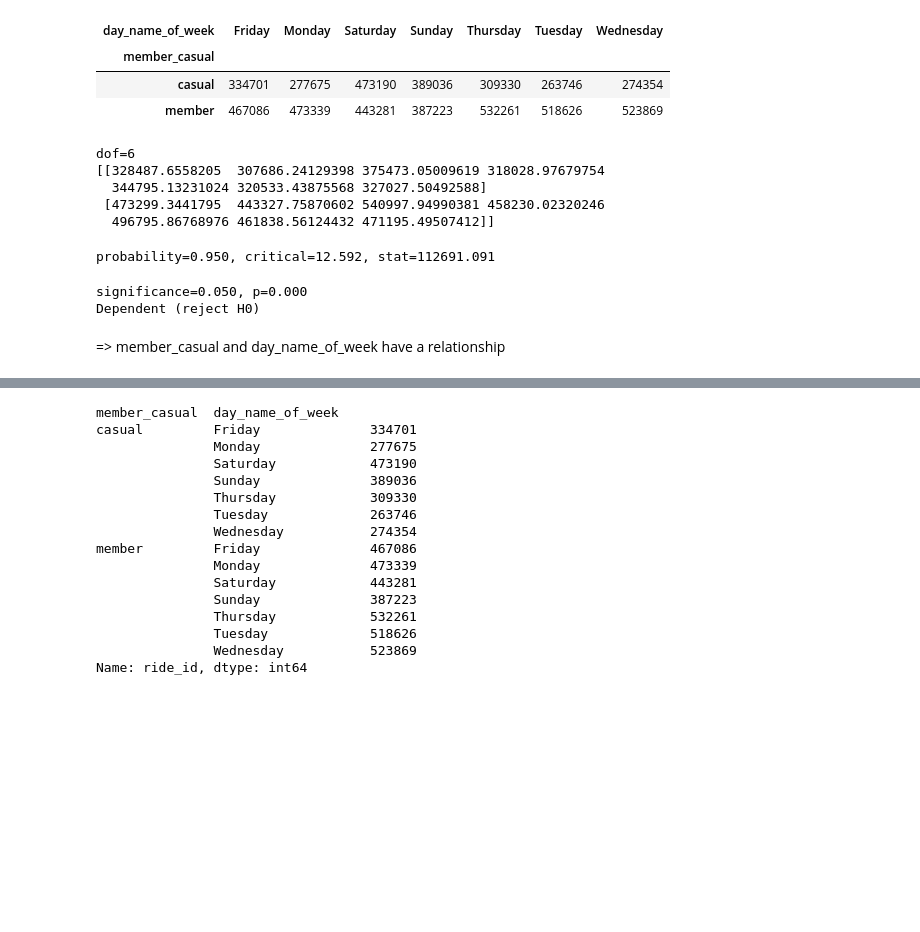
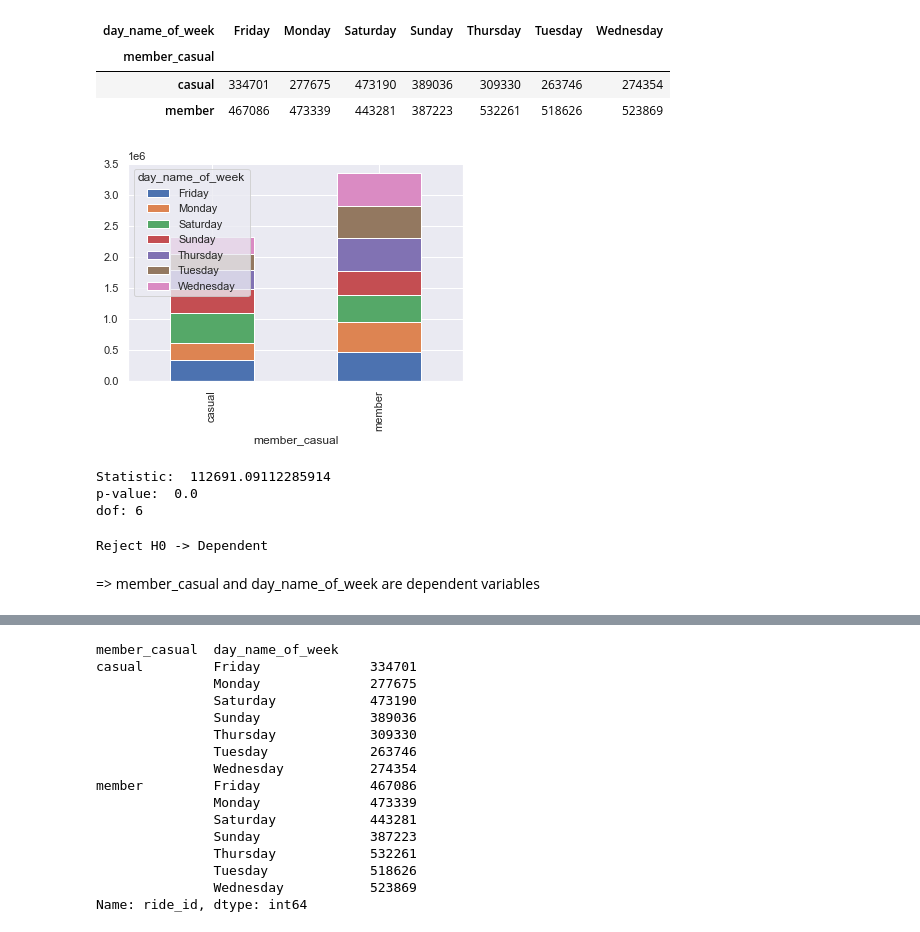
Before and after one commit to vynguyen293/Cyclistic-Bike-Share-Analysis, a Jupyter notebook: Cyclistic-Bike-Share-Analysis.ipynb, the cells around one changed output, grey strips where cells are left out. Cells and saved outputs as stored; diff of their text form; code cells hidden in the pictures; blank space fills up the shorter version.

```diff
--- a/Cyclistic-Bike-Share-Analysis.ipynb
+++ b/Cyclistic-Bike-Share-Analysis.ipynb
@@ -219,37 +191,33 @@ table
 | member_casual |  |  |  |  |  |  |  |
 | casual | 334701 | 277675 | 473190 | 389036 | 309330 | 263746 | 274354 |
 | member | 467086 | 473339 | 443281 | 387223 | 532261 | 518626 | 523869 |
+# %%
+# Stacked Column Chart
+table.plot(kind='bar', stacked=True);
+# %% [output]
+[figure, added]
 # %%
 # Check the relationship between member_casual and day_name_of_week
+# Chi-square Test with similar proportions
 from scipy.stats import chi2_contingency
 from scipy.stats import chi2
 
 stat, p, dof, expected = chi2_contingency(table)
-print('dof=%d' %dof)
-print(expected)
+print('Statistic: ', stat)
+print('p-value: ', p)
+print('dof:', dof)
 # %% [output]
-dof=6
-[[328487.6558205  307686.24129398 375473.05009619 318028.97679754
-  344795.13231024 320533.43875568 327027.50492588]
- [473299.3441795  443327.75870602 540997.94990381 458230.02320246
-  496795.86768976 461838.56124432 471195.49507412]]
+Statistic:  112691.09112285914
+p-value:  0.0
+dof: 6
-# %%
-# Interpret test-statistic
-prob = 0.95
-critical = chi2.ppf(prob, dof)
-print('probability=%.3f, critical=%.3f, stat=%.3f' % (prob, critical, stat))
-# %% [output]
-probability=0.950, critical=12.592, stat=112691.091
 # %%
-# Interpret p-value
-alpha = 1.0 - prob
-print('significance=%.3f, p=%.3f' % (alpha, p))
+prob = 0.95
+alpha = 1 - prob
 if p <= alpha:
-    print('Dependent (reject H0)')
+    print('Reject H0 -> Dependent')
 else:
-    print('Independent (failed to reject H0)')
+    print('Fail to reject H0 -> Independent')
 # %% [output]
-significance=0.050, p=0.000
-Dependent (reject H0)
+Reject H0 -> Dependent
 # %% [markdown]
-=> member_casual and day_name_of_week have a relationship
+=> member_casual and day_name_of_week are dependent variables
```
Also changed, not shown: parts of 21 cells of this notebook.
